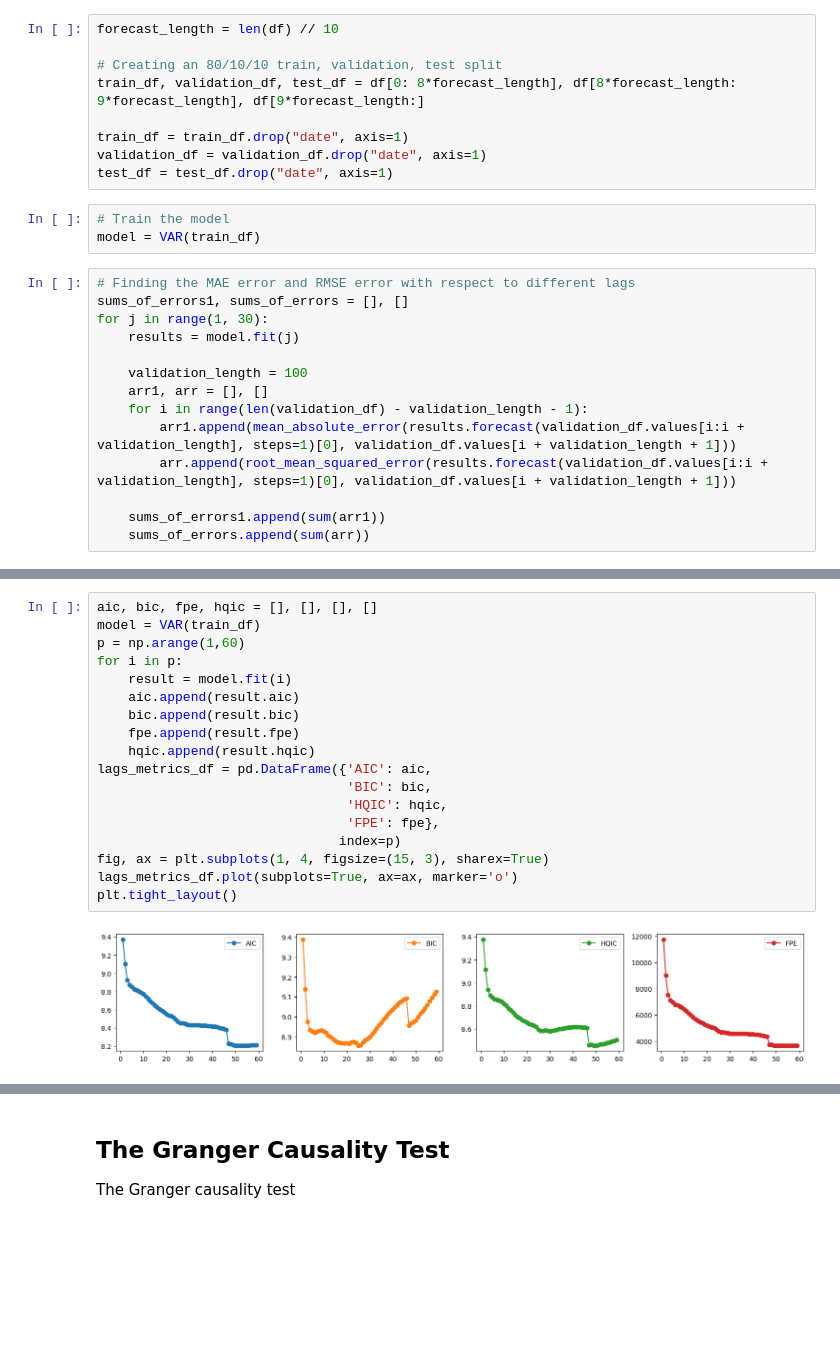
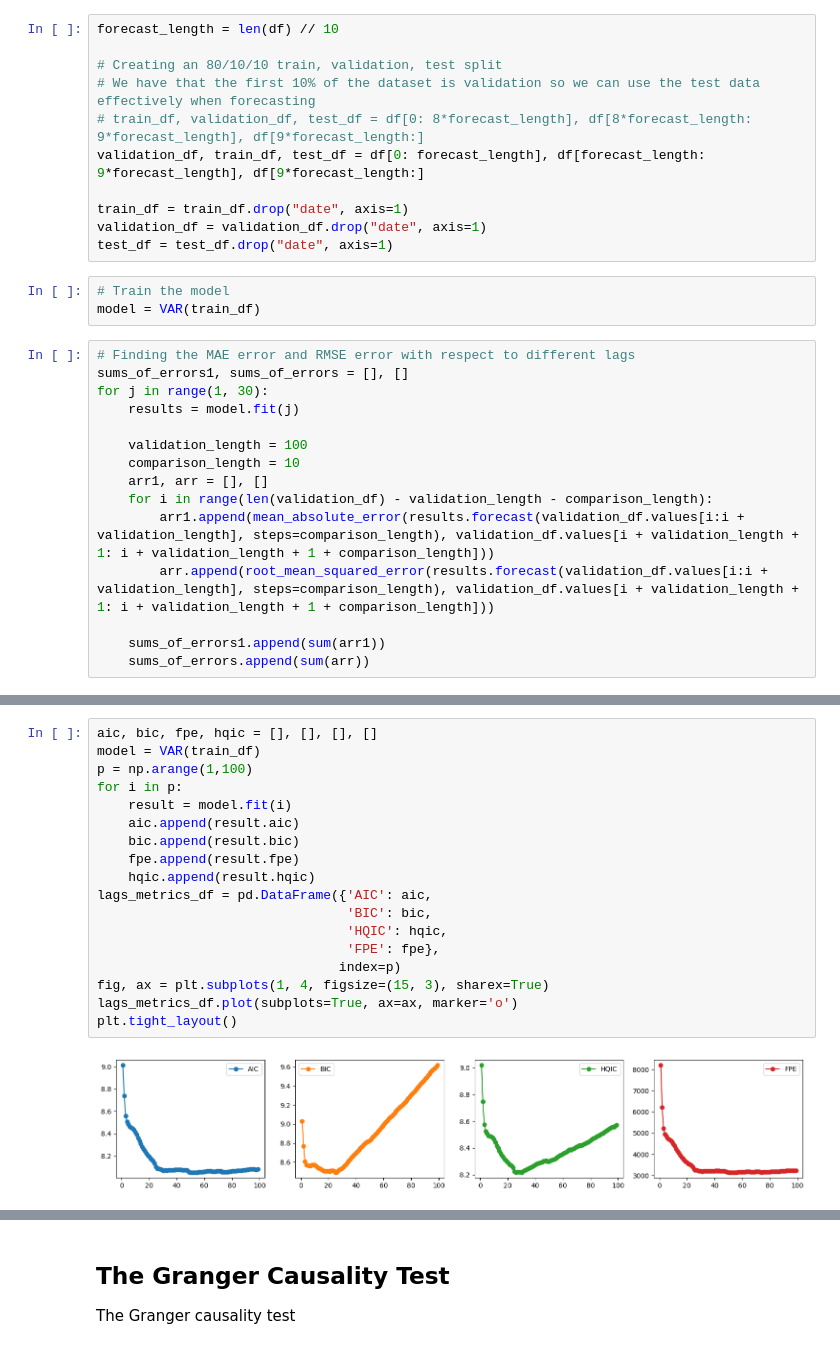
Before and after one commit to djjjones6/Group_Assessment_2, a Jupyter notebook: ChristianN/VAR Model.ipynb, the cells around one changed output, grey strips where cells are left out. Drawn from its saved outputs; the diff is of its cells as text; blank space fills up the shorter version.

Commit message:
Running model against test data

```diff
--- a/ChristianN/VAR Model.ipynb
+++ b/ChristianN/VAR Model.ipynb
@@ -92,7 +90,9 @@ Recall that you are reading: https://phdinds-aim.github.io/time_series_handbook/
 forecast_length = len(df) // 10
 
 # Creating an 80/10/10 train, validation, test split
-train_df, validation_df, test_df = df[0: 8*forecast_length], df[8*forecast_length: 9*forecast_length], df[9*forecast_length:]
+# We have that the first 10% of the dataset is validation so we can use the test data effectively when forecasting
+# train_df, validation_df, test_df = df[0: 8*forecast_length], df[8*forecast_length: 9*forecast_length], df[9*forecast_length:]
+validation_df, train_df, test_df = df[0: forecast_length], df[forecast_length: 9*forecast_length], df[9*forecast_length:]
 
 train_df = train_df.drop("date", axis=1)
 validation_df = validation_df.drop("date", axis=1)
@@ -107,10 +107,11 @@ for j in range(1, 30):
     results = model.fit(j)
 
     validation_length = 100
+    comparison_length = 10
     arr1, arr = [], []
-    for i in range(len(validation_df) - validation_length - 1):
-        arr1.append(mean_absolute_error(results.forecast(validation_df.values[i:i + validation_length], steps=1)[0], validation_df.values[i + validation_length + 1]))
-        arr.append(root_mean_squared_error(results.forecast(validation_df.values[i:i + validation_length], steps=1)[0], validation_df.values[i + validation_length + 1]))
+    for i in range(len(validation_df) - validation_length - comparison_length):
+        arr1.append(mean_absolute_error(results.forecast(validation_df.values[i:i + validation_length], steps=comparison_length), validation_df.values[i + validation_length + 1: i + validation_length + 1 + comparison_length]))
+        arr.append(root_mean_squared_error(results.forecast(validation_df.values[i:i + validation_length], steps=comparison_length), validation_df.values[i + validation_length + 1: i + validation_length + 1 + comparison_length]))
 
     sums_of_errors1.append(sum(arr1))
     sums_of_errors.append(sum(arr))
@@ -132,21 +157,21 @@ We now look at using information criteria to try to determine the optimal lag.
 # %%
 aic, bic, fpe, hqic = [], [], [], []
 model = VAR(train_df)
-p = np.arange(1,60)
+p = np.arange(1,100)
 for i in p:
     result = model.fit(i)
     aic.append(result.aic)
     bic.append(result.bic)
     fpe.append(result.fpe)
     hqic.append(result.hqic)
 lags_metrics_df = pd.DataFrame({'AIC': aic,
                                 'BIC': bic,
                                 'HQIC': hqic,
                                 'FPE': fpe},
                                index=p)
 fig, ax = plt.subplots(1, 4, figsize=(15, 3), sharex=True)
 lags_metrics_df.plot(subplots=True, ax=ax, marker='o')
 plt.tight_layout()
 # %% [output]
-[figure, old version]
+[figure, new version]
 # %% [markdown]
```
Also changed, not shown: parts of 20 cells of this notebook.
